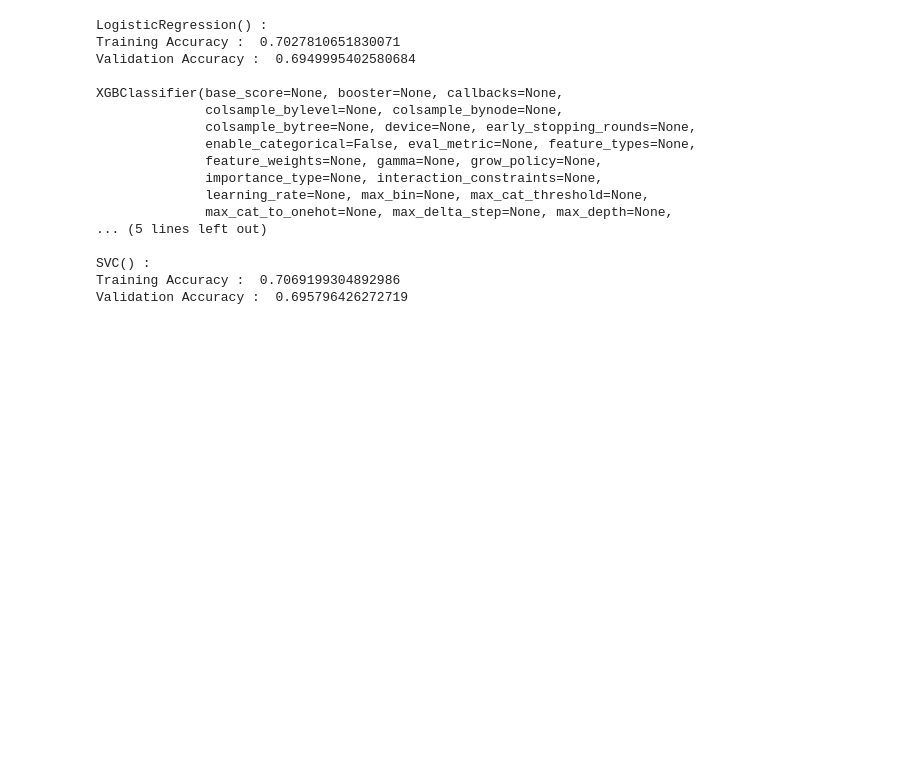
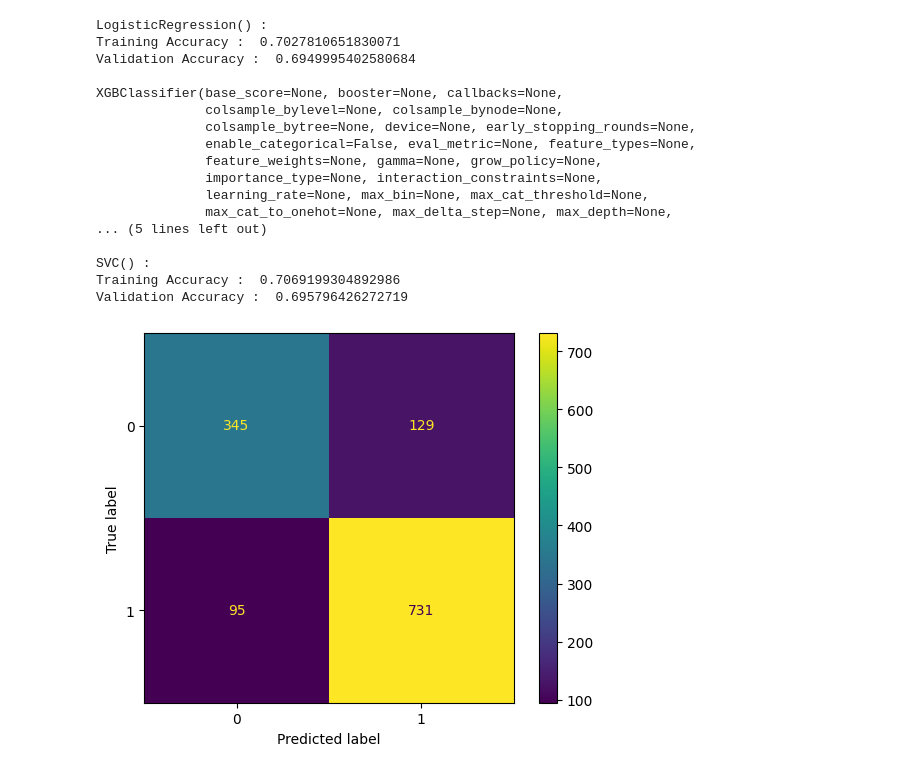
Before and after one commit to Bergal-Akram/Machine_Learning-Projects-with-Source-Code, a Jupyter notebook: Food&Sports/Wine_Quality_Prediction/model.ipynb, the cells around one changed output. Drawn from its saved outputs; the diff is of its cells as text; code cells hidden in the pictures; blank space fills up the shorter version.

Commit message:
add changes at the model

```diff
--- a/Food&Sports/Wine_Quality_Prediction/model.ipynb
+++ b/Food&Sports/Wine_Quality_Prediction/model.ipynb
@@ -257,3 +257,10 @@ XGBClassifier(base_score=None, booster=None, callbacks=None,
 SVC() :
 Training Accuracy :  0.7069199304892986
 Validation Accuracy :  0.695796426272719
+# %%
+cm = confusion_matrix(ytest, models[1].predict(xtest))
+disp = ConfusionMatrixDisplay(confusion_matrix=cm, display_labels=models[1].classes_)
+disp.plot()
+plt.show()
+# %% [output]
+[figure, added]
```
Also changed, not shown: parts of 3 cells of this notebook.
